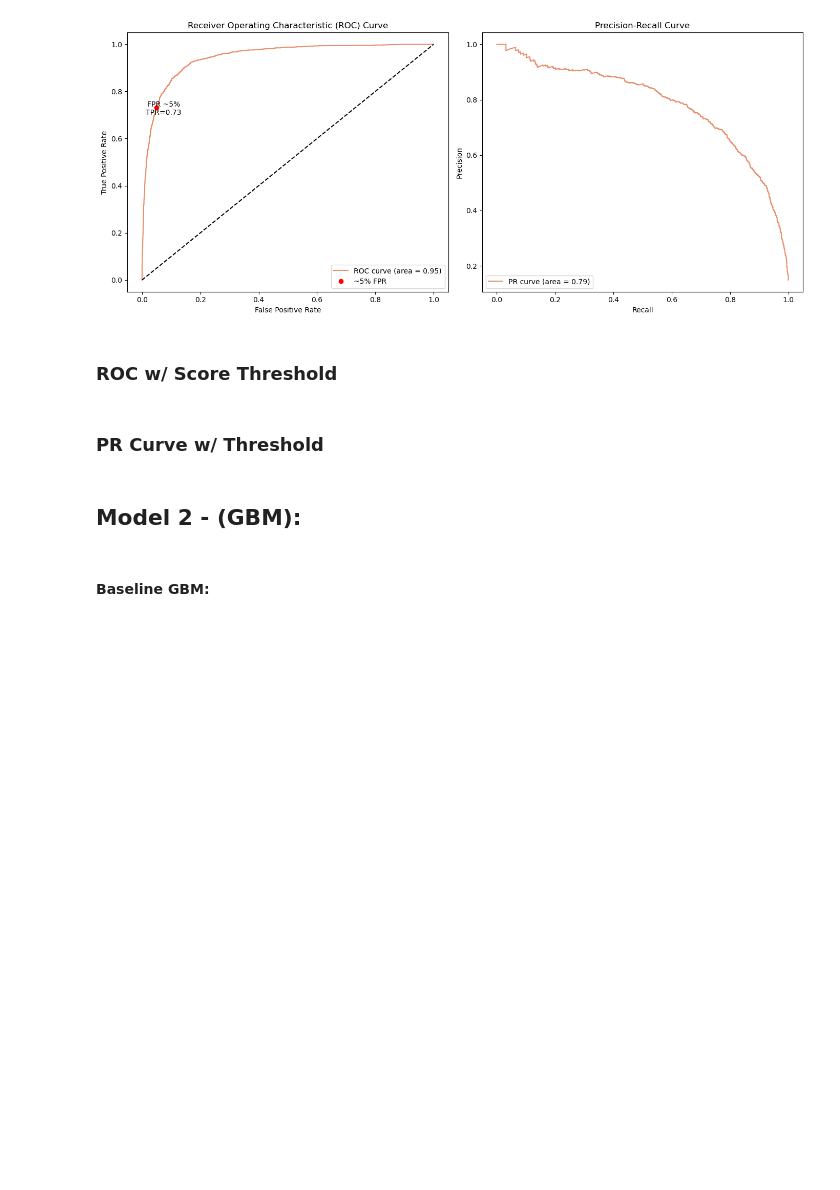
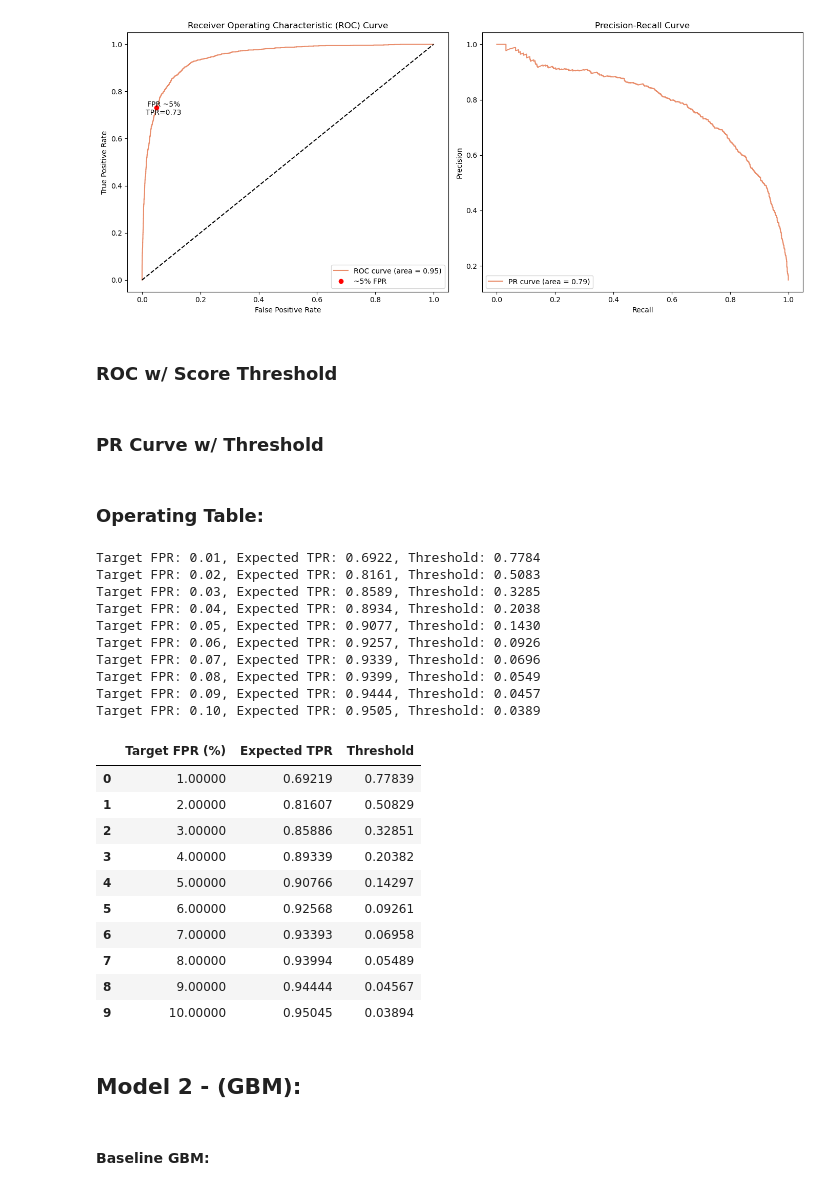
Before and after one commit to MikeVej/ML_LoanDefaults, a Jupyter notebook: LoanDefaults_MichaelVejsiri.ipynb, the cells around one changed output. Saved outputs shown, nothing was run; the diff lists cells and outputs as text; code cells hidden in the pictures; blank space fills up the shorter version.

```diff
--- a/LoanDefaults_MichaelVejsiri.ipynb
+++ b/LoanDefaults_MichaelVejsiri.ipynb
@@ -866,6 +913,53 @@ plt.annotate(f'Threshold={roc_threshold:.2f}\nPrecision={selected_precision:.2f}
 plt.legend(loc="lower left")
 plt.tight_layout()
 plt.show()
+# %% [markdown]
+### Operating Table:
+# %%
+fpr, tpr, thresholds = roc_curve(y_test, y_test_prob)
+
+# Define target FPR values
+target_fpr = np.arange(0.01, 0.11, 0.01)  # From 1% to 10%
+
+# Interpolate to find TPR and threshold for target FPRs
+interp_tpr = np.interp(target_fpr, fpr, tpr)
+interp_thresholds = np.interp(target_fpr, fpr, thresholds)
+
+# Print the results
+for i in range(len(target_fpr)):
+    print(f"Target FPR: {target_fpr[i]:.2f}, Expected TPR: {interp_tpr[i]:.4f}, Threshold: {interp_thresholds[i]:.4f}")
+
+# Create a DataFrame from the target FPR, interpolated TPR, and interpolated thresholds
+target_fpr_df_rf = pd.DataFrame({
+    'Target FPR (%)': target_fpr * 100,  # Convert to percentage
+    'Expected TPR': interp_tpr,
+    'Threshold': interp_thresholds
+})
+
+# Display the DataFrame
+target_fpr_df_rf
+# %% [output]
+Target FPR: 0.01, Expected TPR: 0.6922, Threshold: 0.7784
+Target FPR: 0.02, Expected TPR: 0.8161, Threshold: 0.5083
+Target FPR: 0.03, Expected TPR: 0.8589, Threshold: 0.3285
+Target FPR: 0.04, Expected TPR: 0.8934, Threshold: 0.2038
+Target FPR: 0.05, Expected TPR: 0.9077, Threshold: 0.1430
+Target FPR: 0.06, Expected TPR: 0.9257, Threshold: 0.0926
+Target FPR: 0.07, Expected TPR: 0.9339, Threshold: 0.0696
+Target FPR: 0.08, Expected TPR: 0.9399, Threshold: 0.0549
+Target FPR: 0.09, Expected TPR: 0.9444, Threshold: 0.0457
+Target FPR: 0.10, Expected TPR: 0.9505, Threshold: 0.0389
+|  | Target FPR (%) | Expected TPR | Threshold |
+| 0 | 1.00000 | 0.69219 | 0.77839 |
+| 1 | 2.00000 | 0.81607 | 0.50829 |
+| 2 | 3.00000 | 0.85886 | 0.32851 |
+| 3 | 4.00000 | 0.89339 | 0.20382 |
+| 4 | 5.00000 | 0.90766 | 0.14297 |
+| 5 | 6.00000 | 0.92568 | 0.09261 |
+| 6 | 7.00000 | 0.93393 | 0.06958 |
+| 7 | 8.00000 | 0.93994 | 0.05489 |
+| 8 | 9.00000 | 0.94444 | 0.04567 |
+| 9 | 10.00000 | 0.95045 | 0.03894 |
 # %% [markdown]
 ## Model 2 - (GBM):
 # %% [markdown]
```
Also changed, not shown: parts of 26 cells of this notebook.
